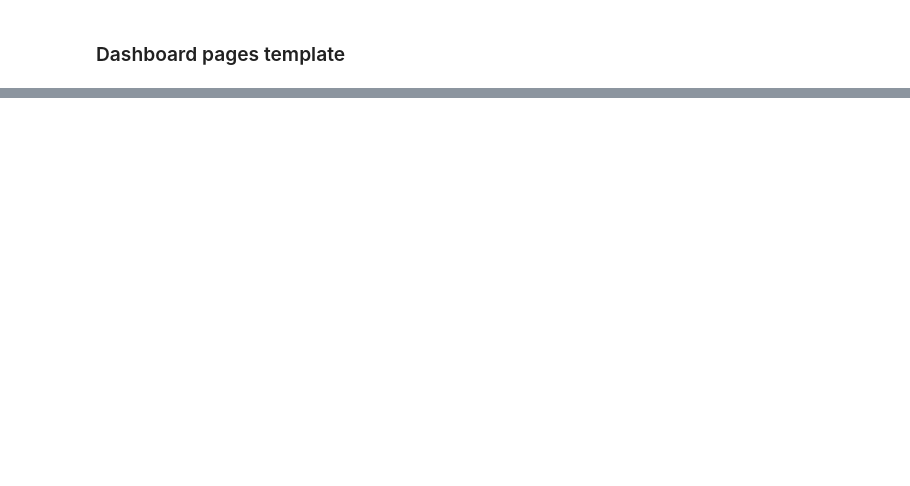
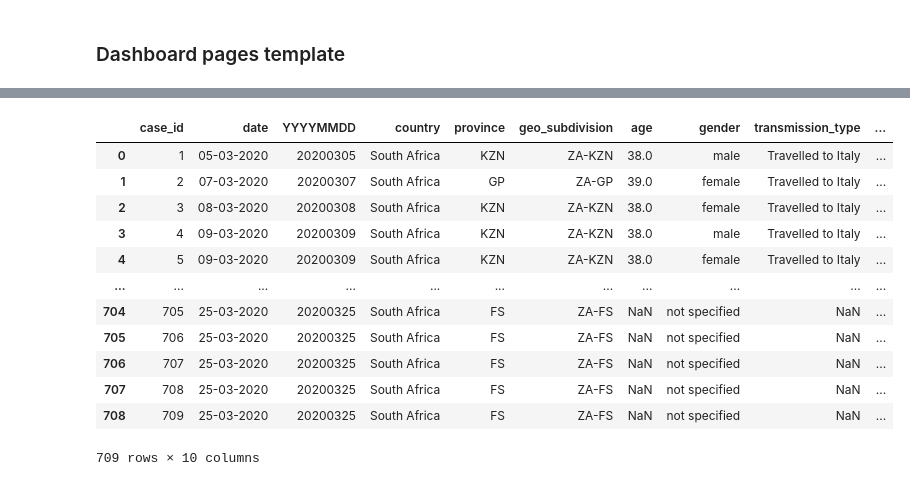
Before and after one commit to tshepojrampai/Covid-19, a Jupyter notebook: globals.ipynb, the cells around one changed output, grey strips where cells are left out. Drawn from its saved outputs; the diff is of its cells as text; code cells hidden in the pictures; blank space fills up the shorter version.

```diff
--- a/globals.ipynb
+++ b/globals.ipynb
@@ -1119,0 +1323,18 @@ fig4_ = go.Figure(data = data4, layout = layout)
+# %%
+df_sa_cases = pd.read_csv('https://raw.githubusercontent.com/dsfsi/covid19za/master/data/covid19za_timeline_confirmed.csv')
+# %%
+df_sa_cases
+# %% [output]
+|  | case_id | date | YYYYMMDD | country | province | geo_subdivision | age | gender | transmission_type | ... |
+| 0 | 1 | 05-03-2020 | 20200305 | South Africa | KZN | ZA-KZN | 38.0 | male | Travelled to Italy | ... |
+| 1 | 2 | 07-03-2020 | 20200307 | South Africa | GP | ZA-GP | 39.0 | female | Travelled to Italy | ... |
+| 2 | 3 | 08-03-2020 | 20200308 | South Africa | KZN | ZA-KZN | 38.0 | female | Travelled to Italy | ... |
+| 3 | 4 | 09-03-2020 | 20200309 | South Africa | KZN | ZA-KZN | 38.0 | male | Travelled to Italy | ... |
+| 4 | 5 | 09-03-2020 | 20200309 | South Africa | KZN | ZA-KZN | 38.0 | female | Travelled to Italy | ... |
+| ... | ... | ... | ... | ... | ... | ... | ... | ... | ... | ... |
+| 704 | 705 | 25-03-2020 | 20200325 | South Africa | FS | ZA-FS | NaN | not specified | NaN | ... |
+| 705 | 706 | 25-03-2020 | 20200325 | South Africa | FS | ZA-FS | NaN | not specified | NaN | ... |
+| 706 | 707 | 25-03-2020 | 20200325 | South Africa | FS | ZA-FS | NaN | not specified | NaN | ... |
+| 707 | 708 | 25-03-2020 | 20200325 | South Africa | FS | ZA-FS | NaN | not specified | NaN | ... |
+| 708 | 709 | 25-03-2020 | 20200325 | South Africa | FS | ZA-FS | NaN | not specified | NaN | ... |
+709 rows × 10 columns
```
Also changed, not shown: parts of 28 cells of this notebook.
